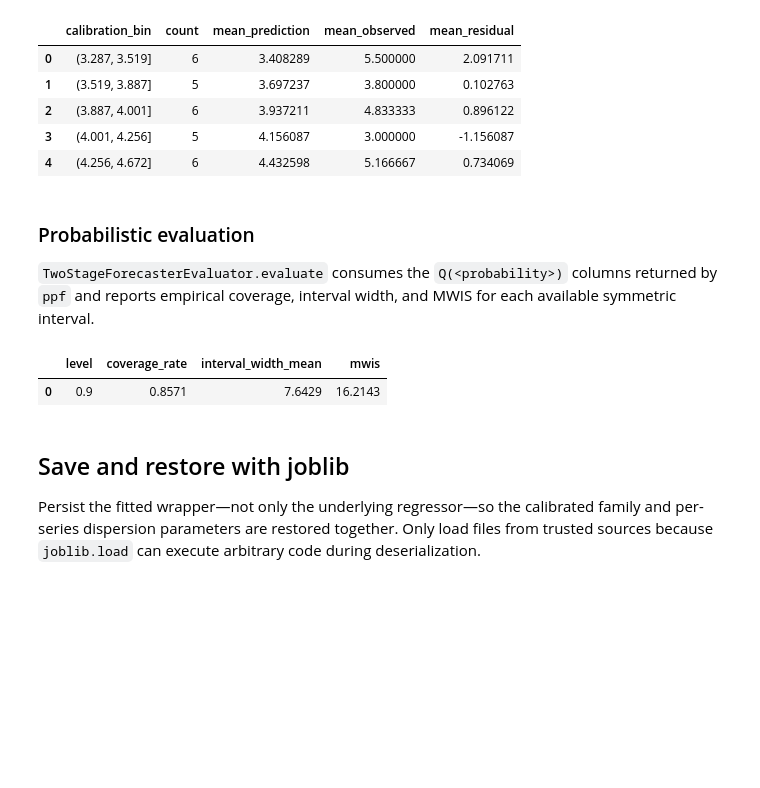
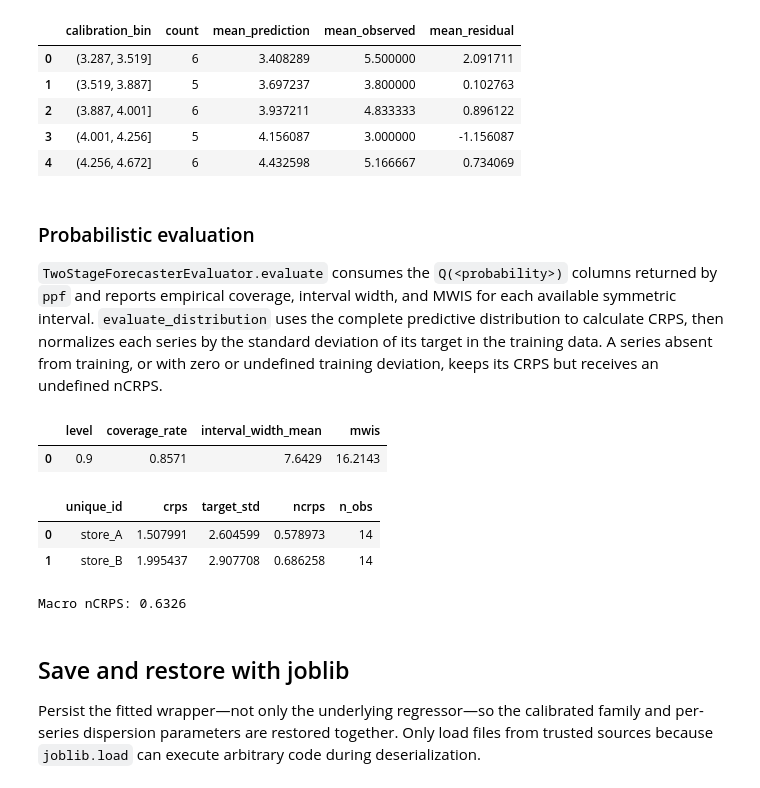
Before and after one commit to heylucasleao/tinyshift, a Jupyter notebook: tinyshift/examples/tsf.ipynb, the cells around one changed output. Saved outputs shown, nothing was run; the diff lists cells and outputs as text; code cells hidden in the pictures; blank space fills up the shorter version.

Commit message:
✨ Add CRPS and nCRPS evaluation to TwoStageForecasterEvaluator; enhance error handling for missing columns.

```diff
--- a/tinyshift/examples/tsf.ipynb
+++ b/tinyshift/examples/tsf.ipynb
@@ -333,15 +333,39 @@ display(mean_calibration)
 # %% [markdown]
 ### Probabilistic evaluation
 
-`TwoStageForecasterEvaluator.evaluate` consumes the `Q(<probability>)` columns returned by `ppf` and reports empirical coverage, interval width, and MWIS for each available symmetric interval.
+`TwoStageForecasterEvaluator.evaluate` consumes the `Q(<probability>)` columns returned by `ppf` and reports empirical coverage, interval width, and MWIS for each available symmetric interval. `evaluate_distribution` uses the complete predictive distribution to calculate CRPS, then normalizes each series by the standard deviation of its target in the training data. A series absent from training, or with zero or undefined training deviation, keeps its CRPS but receives an undefined nCRPS.
 # %%
-probabilistic_metrics = TwoStageForecasterEvaluator.evaluate(
-    evaluation_results, quantiles=(0.05, 0.50, 0.95)
+quantiles = (
+    0.025,
+    0.05,
+    0.10,
+    0.25,
+    0.50,
+    0.75,
+    0.90,
+    0.95,
+    0.975,
 )
-probabilistic_metrics
+interval_metrics = TwoStageForecasterEvaluator.evaluate(
+    evaluation_results, quantiles=quantiles
+)
+distribution_metrics = TwoStageForecasterEvaluator.evaluate_distribution(
+    forecast=evaluation_forecast,
+    evaluation_df=evaluation_results[["unique_id", "ds", "y"]],
+    train_df=evaluation_train,
+)
+macro_ncrps = distribution_metrics["ncrps"].mean()
+
+display(interval_metrics)
+display(distribution_metrics)
+print(f"Macro nCRPS: {macro_ncrps:.4f}")
 # %% [output]
 |  | level | coverage_rate | interval_width_mean | mwis |
 | 0 | 0.9 | 0.8571 | 7.6429 | 16.2143 |
+|  | unique_id | crps | target_std | ncrps | n_obs |
+| 0 | store_A | 1.507991 | 2.604599 | 0.578973 | 14 |
+| 1 | store_B | 1.995437 | 2.907708 | 0.686258 | 14 |
+Macro nCRPS: 0.6326
 # %% [markdown]
 ## Save and restore with joblib
 
```
Also changed, not shown: 2 other files.
